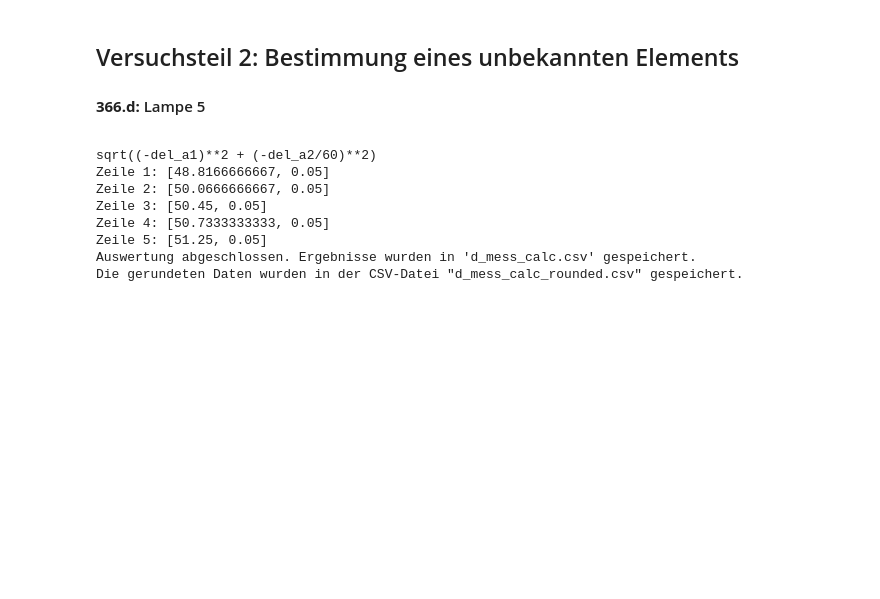
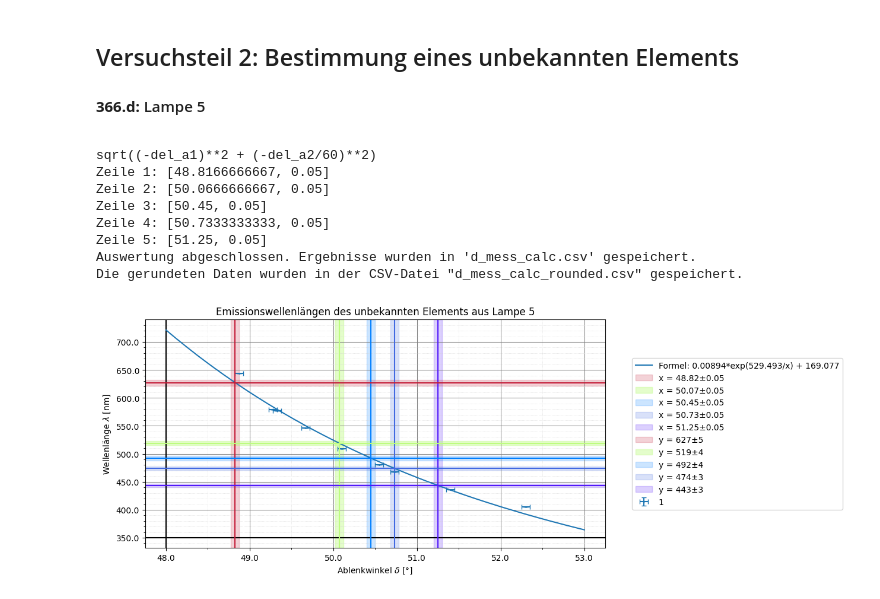
Before and after one commit to Patrixon0/data-analysis-plotting-tool, a Jupyter notebook: P3/Jannis_Dejan/366/366_main.ipynb, the cells around one changed output. Saved outputs shown, nothing was run; the diff lists cells and outputs as text; code cells hidden in the pictures; blank space fills up the shorter version.

Commit message:
implementierung der x_lines und y_lines option für geraden_fit

```diff
--- a/P3/Jannis_Dejan/366/366_main.ipynb
+++ b/P3/Jannis_Dejan/366/366_main.ipynb
@@ -156,3 +156,43 @@ Zeile 4: [50.7333333333, 0.05]
 Zeile 5: [51.25, 0.05]
 Auswertung abgeschlossen. Ergebnisse wurden in 'd_mess_calc.csv' gespeichert.
 Die gerundeten Daten wurden in der CSV-Datei "d_mess_calc_rounded.csv" gespeichert.
+# %%
+# Definiere die Symbole für die Formel
+a, b, c, x = sp.symbols('a b c x')
+var_names = [a, b, c, x]
+
+# Definiere die Formel
+formula = [a*sp.exp(b/x)+c]
+
+# Definiere die Werte für die Variablen
+values = [0.00894,529.493,169.077]
+
+# Erstelle eine angepasste Konfiguration
+config = config_1
+config.plot_formula = True
+config.formula = formula
+config.var_names = var_names
+config.formula_values = values
+config.formula_x_range = (48, 53)
+
+mess_winkel=[(48.82,0.05, '#C41E3A'),
+			 (50.07,0.05, '#BDFC7F', 0.4),
+			 (50.45,0.05, '#007FFF'),
+			 (50.73,0.05, '#4169E1'),
+			 (51.25,0.05, '#5218FA')
+			 ]
+
+wellenlängen_res=[(627,5, '#C41E3A'),
+			 (519,4, '#BDFC7F', 0.4),
+			 (492,4, '#007FFF'),
+			 (474,3, '#4169E1'),
+			 (443,3, '#5218FA')
+			 ]
+
+# Führe geraden_fit mit der angepassten Konfiguration aus
+geraden_fit('c_mess_calc_rounded_plot.csv', config, plot_formula=True, title='Emissionswellenlängen des unbekannten Elements aus Lampe 5',
+			y_label=r'Wellenlänge $\lambda$ [nm]', x_label=r'Ablenkwinkel $\delta$ [°]',
+			legendlocation='outside right', y_axis=48, x_axis=350, linear_fit=False, focus_point=False, x_lines=mess_winkel, y_lines=wellenlängen_res,
+			y_major_ticks=50, y_minor_ticks=10, x_major_ticks=1, x_minor_ticks=0.5, save=True)
+# %% [output]
+[figure, added]
```
Also changed, not shown: parts of 2 cells of this notebook, 5 other files.
